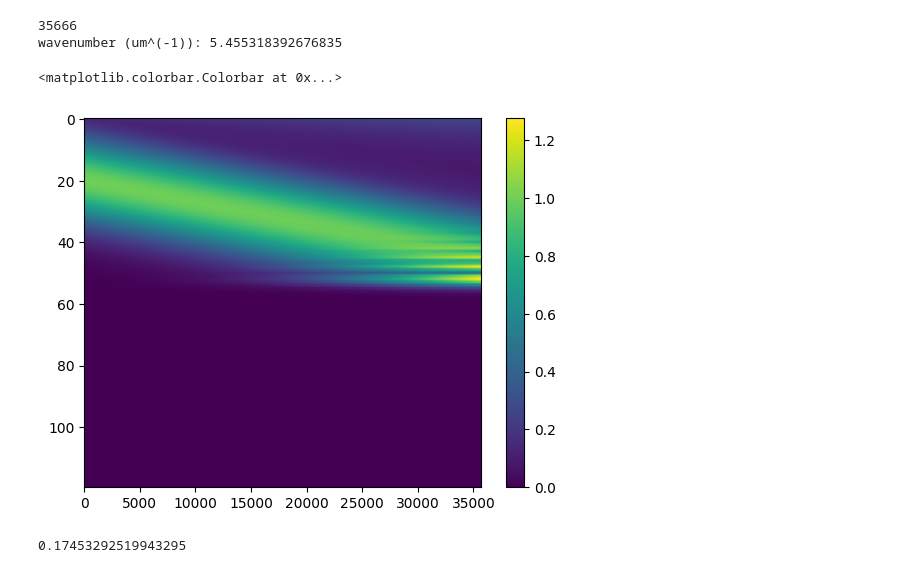
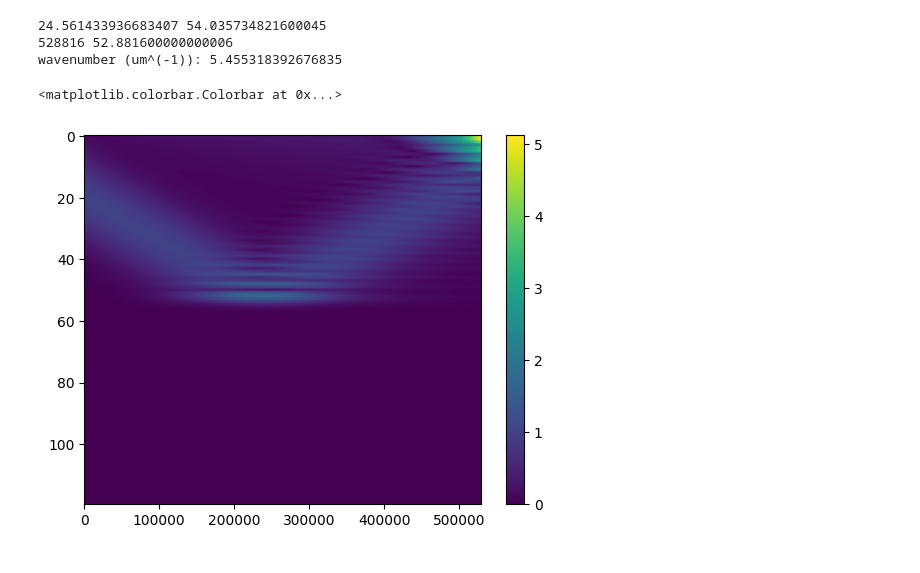
Before and after one commit to TurnerEntenmann/Research, a Jupyter notebook: test.ipynb, the cells around one changed output. Drawn from its saved outputs; the diff is of its cells as text; code cells hidden in the pictures.

```diff
--- a/test.ipynb
+++ b/test.ipynb
@@ -94,9 +101,12 @@ def get_kz(k, angle):
     return np.cos(angle) * k
 # %%
 # physical params
-lam = 200 * 10**(-3) # micrometers
+lam0 = 200 * 10**(-3) # micrometers
 # lam = 200 * 10**(-9) # meters
-k = 2*np.pi/lam
+k0 = 2*np.pi/lam
+
+lam1 = lam0 / 1.5
+k1 = 2*np.pi/lam1
 
 # beam params (micrometers)
 beam_center = -4
@@ -107,7 +117,7 @@ x_step = 10**(-1)
 x_0 = -6
 x_max = 6
 
-z_step = 5*10**(-4)
+z_step = 1*10**(-4)
 z_0 = 0
 z_max = 1*10**(2)
 hlim = z_max / z_step
@@ -115,23 +125,30 @@ hlim = z_max / z_step
 kxs = np.arange(0, 1, 0.02)
 
 angles = get_angle(k, kxs)
-kzs = get_kz(k, angles)
+kzs0 = get_kz(k0, angles)
+kzs1 = get_kz(k1, angles)
 
 x_list = np.arange(x_0, x_max, x_step)
 # %%
 big_angle = 10 * np.pi / 180
-big_kx = np.sin(big_angle) * k
-big_kz = np.cos(big_angle) * k
+big_kx0 = np.sin(big_angle) * k0
+big_kz0 = np.cos(big_angle) * k0
+
+big_kx1 = np.sin(big_angle) * k1
+big_kz1 = np.cos(big_angle) * k1
 # %%
 # n lists
-n_sqr_well_list = np.array([n_sqr_well(x) for x in x_list])
+n_well_list = np.array([n_sqr_well(x) for x in x_list])
 n_free = [1 for x in x_list]
-n_glass = n_step(x_list, a=2)
-n_glass_sharp = [n_step_sharp(x) for x in x_list]
+n_glass0 = n_step0(x_list, a=2)
+n_glass_sharp0 = [n_step_sharp0(x) for x in x_list]
+
+n_glass1 = n_step1(x_list, a=2)
+n_glass_sharp1 = [n_step_sharp1(x) for x in x_list]
 
 s_val = 25
 p_val = 7
 ss_val = 5
-n_smooth = savgol_filter(n_list, s_val, p_val)
+n_smooth = savgol_filter(n_well_list, s_val, p_val)
 n_ss = uniform_filter1d(n_smooth, ss_val)
 # %%
@@ -284,29 +342,26 @@ wavenumber (um^(-1)): 0.98
 # %%
-# air to glass, angle = 0.174 n_glass_sqr
+# air to glass, angle = 0.174 rad
 # doesnt work
 
 idx = -1
 
 kx = big_kx
 kz = big_kz
 
 # make boundary condition
 BC = get_BC_kx(x_0, x_max, x_step, kx, beam_center, waist)
 
 # calculate propagation
-E_grid0 = RK4GB_vec(BC, x_0, x_max, x_step, z_0, z_max, z_step, kz, n_glass, 10)
+E_grid0 = RK4GB_vec(BC, x_0, x_max, x_step, z_0, z_max, z_step, kz, n_glass0, 10)
 
 print(f"wavenumber (um^(-1)): {kx}")
 
 plt.imshow(np.abs(E_grid0.T), aspect="auto")
 
 plt.colorbar()
 # %% [output]
-35666
+24.561433936683407 54.035734821600045
+528816 52.881600000000006
 wavenumber (um^(-1)): 5.455318392676835
 <matplotlib.colorbar.Colorbar at 0x...>
-[figure, old version]
+[figure, new version]
-# %%
-big_angle
-# %% [output]
-0.17453292519943295
```
Also changed, not shown: parts of 25 cells of this notebook.
